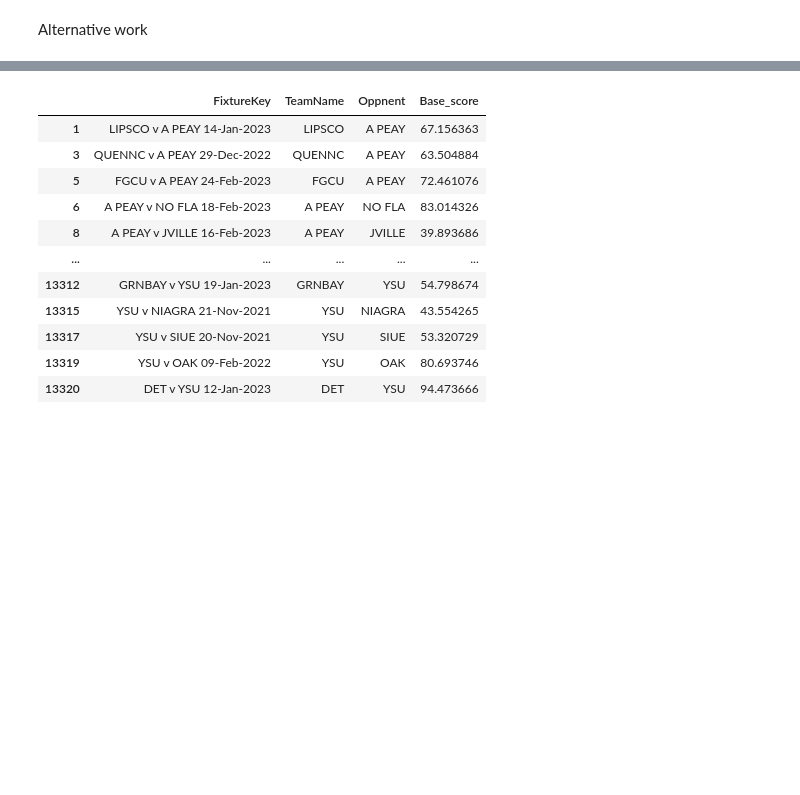
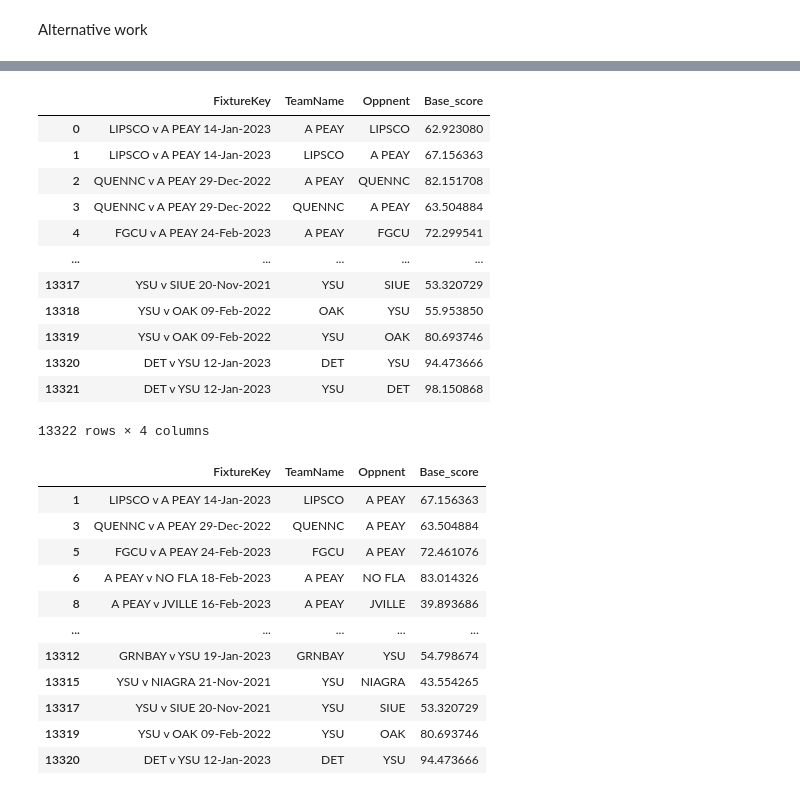
Before and after one commit to PHNX-MOD/Machine_Learning_sport_Model, a Jupyter notebook: main.ipynb, the cells around one changed output, grey strips where cells are left out. Drawn from its saved outputs; the diff is of its cells as text; code cells hidden in the pictures; blank space fills up the shorter version.

```diff
--- a/main.ipynb
+++ b/main.ipynb
@@ -243,6 +272,24 @@ def fiter_box_scoreFun(df: pd.DataFrame) -> pd.DataFrame:
                                 row['Base_score'] + 0.05 * (row['Attendance'] / max_attendance), axis=1)
 
     return df[['FixtureKey', 'TeamName', 'Oppnent', 'Base_score']]
+# %%
+warnings.filterwarnings('ignore')
+dfBoxScore = fiter_box_scoreFun(df_box_score)
+dfBoxScore
+# %% [output]
+|  | FixtureKey | TeamName | Oppnent | Base_score |
+| 0 | LIPSCO v A PEAY 14-Jan-2023 | A PEAY | LIPSCO | 62.923080 |
+| 1 | LIPSCO v A PEAY 14-Jan-2023 | LIPSCO | A PEAY | 67.156363 |
+| 2 | QUENNC v A PEAY 29-Dec-2022 | A PEAY | QUENNC | 82.151708 |
+| 3 | QUENNC v A PEAY 29-Dec-2022 | QUENNC | A PEAY | 63.504884 |
+| 4 | FGCU v A PEAY 24-Feb-2023 | A PEAY | FGCU | 72.299541 |
+| ... | ... | ... | ... | ... |
+| 13317 | YSU v SIUE 20-Nov-2021 | YSU | SIUE | 53.320729 |
+| 13318 | YSU v OAK 09-Feb-2022 | OAK | YSU | 55.953850 |
+| 13319 | YSU v OAK 09-Feb-2022 | YSU | OAK | 80.693746 |
+| 13320 | DET v YSU 12-Jan-2023 | DET | YSU | 94.473666 |
+| 13321 | DET v YSU 12-Jan-2023 | YSU | DET | 98.150868 |
+13322 rows × 4 columns
 # %%
 warnings.filterwarnings('ignore')
 dfBoxScoresHome = fiter_box_scoreFun(df_box_score[df_box_score['HomeTeamAdv']=="Yes"])
```
Also changed, not shown: parts of 10 cells of this notebook.
